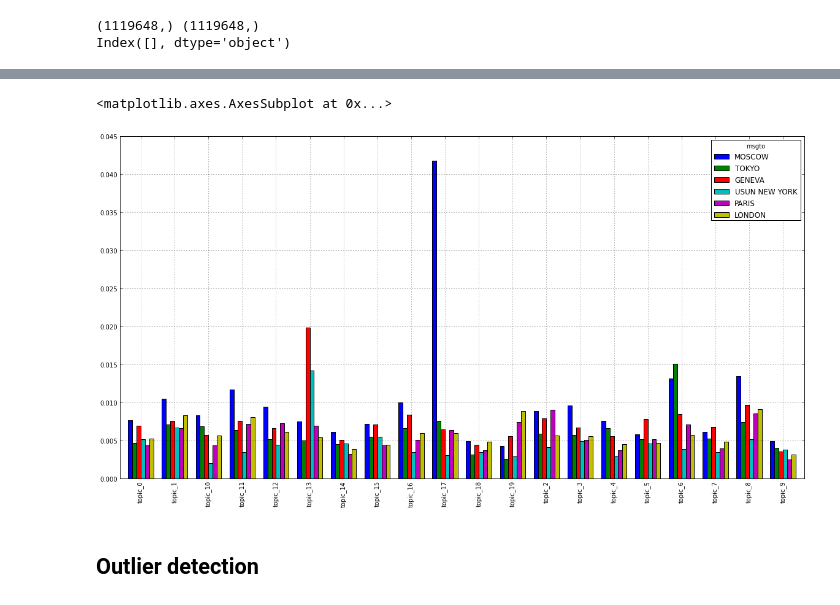
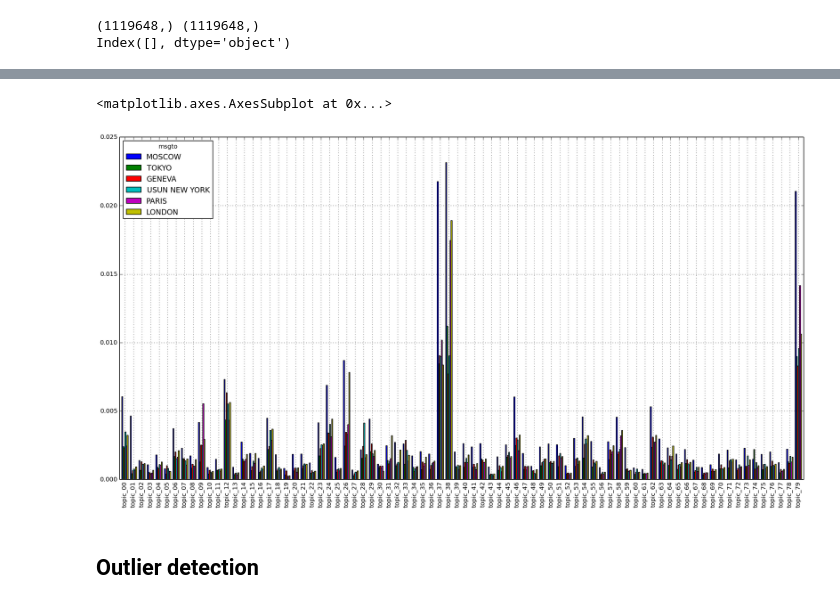
Before and after one commit to darth-cheney/declass, a Jupyter notebook: notebooks/cables-01-daniel.ipynb, the cells around one changed output, grey strips where cells are left out. Saved outputs shown, nothing was run; the diff lists cells and outputs as text; code cells hidden in the pictures.

```diff
--- a/notebooks/cables-01-daniel.ipynb
+++ b/notebooks/cables-01-daniel.ipynb
@@ -141,0 +143,12 @@ meta[meta.msgfrom == msgfrom_counts.keys()[0]].origclass.value_counts()['SECRET'
+# %%
+key_mask = meta['msgfrom'].isin(key_names)
+key_meta = meta[key_mask]
+# %%
+secret_index = key_meta[key_meta['origclass']=='SECRET'].index
+non_secret_index = key_meta[key_meta['origclass']!='SECRET'].index
+non_secret_index = list(non_secret_index)
+shuffle(non_secret_index)
+# %%
+#index for lda
+lda_index = list(secret_index) + non_secret_index[:len(secret_index)]
+shuffle(lda_index)
@@ -291,11 +353,16 @@ lda.pr_doc_g_topic.T.groupby(meta.msgfrom)\
 # %%
-lda.pr_doc_g_topic.T.groupby(meta.msgto)\
+#lda.pr_doc_g_topic.T.groupby(meta.msgto)\
+#    .sum()\
+#    .T[meta.msgfrom.value_counts().index.tolist()[1:7]]\
+#    .plot(kind='bar', figsize=(20, 10))
+
+lda.pr_doc_g_topic.groupby(key_meta.loc[lda_index].msgto)\
     .sum()\
     .T[meta.msgfrom.value_counts().index.tolist()[1:7]]\
     .plot(kind='bar', figsize=(20, 10))
 # %% [output]
 <matplotlib.axes.AxesSubplot at 0x...>
-[figure, old version]
+[figure, new version]
 # %% [markdown]
 ## Outlier detection
 # %%
```
Also changed, not shown: parts of 59 cells of this notebook.
